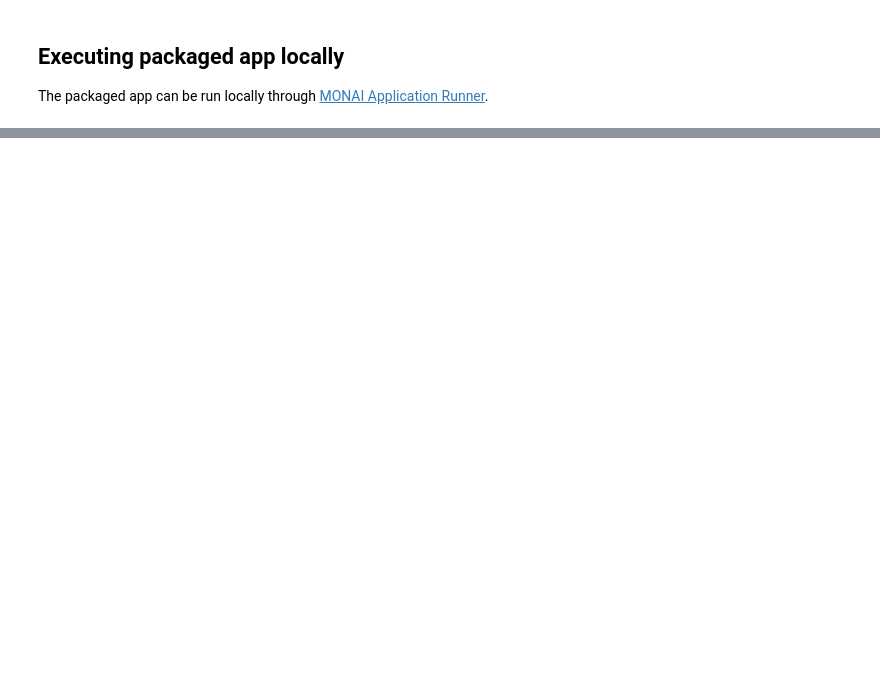
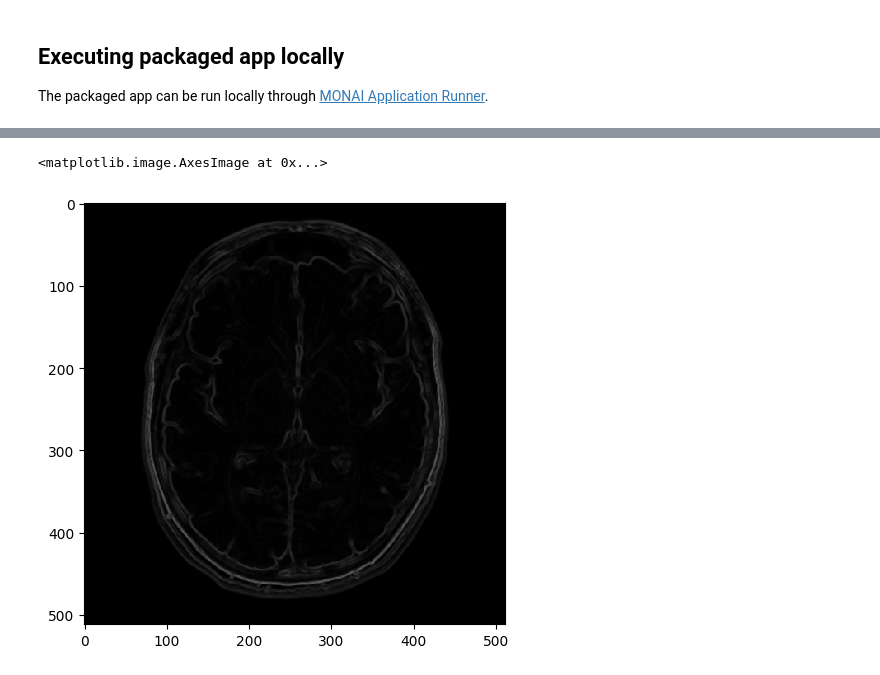
Before and after one commit to Project-MONAI/monai-deploy-app-sdk, a Jupyter notebook: notebooks/tutorials/01_simple_app.ipynb, the cells around one changed output, grey strips where cells are left out. Drawn from its saved outputs; the diff is of its cells as text; code cells hidden in the pictures; blank space fills up the shorter version.

```diff
--- a/notebooks/tutorials/01_simple_app.ipynb
+++ b/notebooks/tutorials/01_simple_app.ipynb
@@ -769,0 +860,7 @@ io.imshow(output_image)
+# %%
+#output_image_path was set as before, output_image_path = output_path + "/final_output.png"
+output_image = io.imread(output_image_path)
+io.imshow(output_image)
+# %% [output]
+<matplotlib.image.AxesImage at 0x...>
+[figure, added]
```
Also changed, not shown: parts of 35 cells of this notebook, 5 other files.
